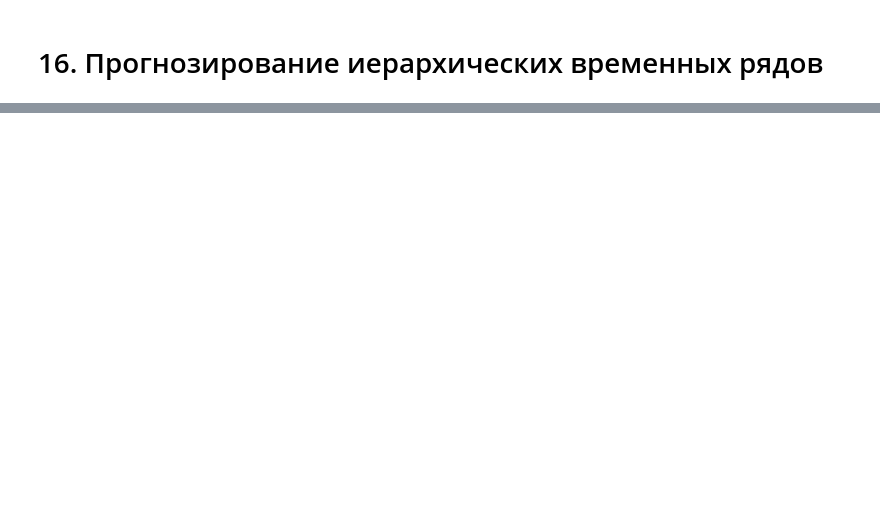
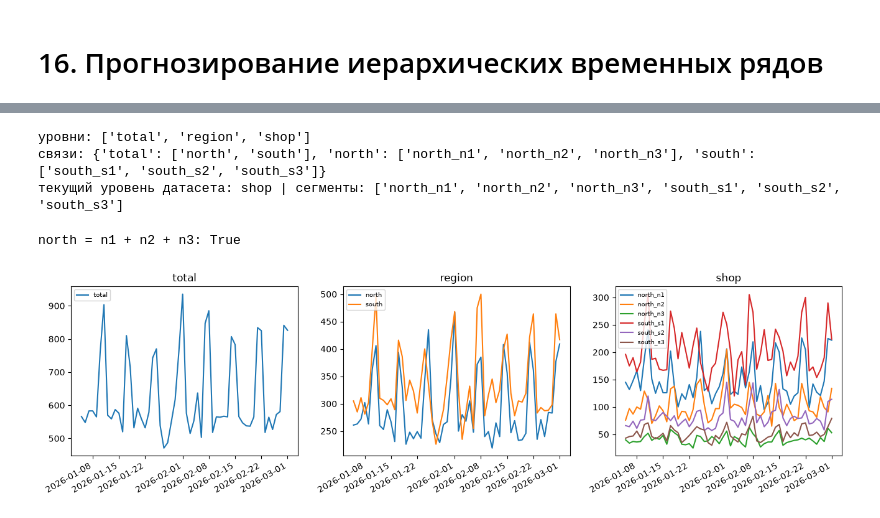
Before and after one commit to skv-analyst/study-data-analytics, a Jupyter notebook: 05-etna/notebooks/16-hierarchical.ipynb, the cells around one changed output, grey strips where cells are left out. Cells and saved outputs as stored; diff of their text form; code cells hidden in the pictures; blank space fills up the shorter version.

```diff
--- a/05-etna/notebooks/16-hierarchical.ipynb
+++ b/05-etna/notebooks/16-hierarchical.ipynb
@@ -42,0 +42,49 @@ def save_fig(fig, name: str) -> None:
+# %%
+# Сеть из 6 магазинов в 2 регионах, 26 недель дневных заказов: total → region → shop.
+# У каждого магазина свой уровень, недельный узор общий (выходные выше будней), шум ±15%
+PERIODS = 26 * 7
+SHOPS = {"north": {"n1": 150, "n2": 100, "n3": 40}, "south": {"s1": 200, "s2": 80, "s3": 50}}
+rng = np.random.RandomState(RANDOM_SEED)
+timestamps = pd.date_range("2026-01-05", periods=PERIODS, freq="D")  # начинаем с понедельника
+weekly = np.where(timestamps.dayofweek >= 5, 1.3, 0.9)
+
+
+def make_hierarchy(levels: dict) -> TSDataset:
+    """Иерархический TSDataset из словаря {магазин: уровень по дням}."""
+    frames = []
+    for region, shops in SHOPS.items():
+        for shop in shops:
+            values = levels[shop] * weekly * (1 + rng.normal(0, 0.15, PERIODS))
+            frames.append(pd.DataFrame({"timestamp": timestamps, "region": region, "shop": shop, "target": np.maximum(values, 0).round()}))
+    df_wide, structure = TSDataset.to_hierarchical_dataset(df=pd.concat(frames), level_columns=["region", "shop"])
+    return TSDataset(df_wide, freq="D", hierarchical_structure=structure)
+
+
+stable_levels = {shop: np.full(PERIODS, float(level)) for shops in SHOPS.values() for shop, level in shops.items()}
+ts_stable = make_hierarchy(stable_levels)
+structure = ts_stable.hierarchical_structure
+print("уровни:", structure.level_names)
+print("связи:", structure.level_structure)
+print("текущий уровень датасета:", ts_stable.current_df_level, "| сегменты:", ts_stable.segments)
+# %% [output]
+уровни: ['total', 'region', 'shop']
+связи: {'total': ['north', 'south'], 'north': ['north_n1', 'north_n2', 'north_n3'], 'south': ['south_s1', 'south_s2', 'south_s3']}
+текущий уровень датасета: shop | сегменты: ['north_n1', 'north_n2', 'north_n3', 'south_s1', 'south_s2', 'south_s3']
+# %%
+# get_level_dataset суммирует ряды до нужного уровня
+fig, axes = plt.subplots(1, 3, figsize=(16, 4), sharex=True)
+for ax, level in zip(axes, ["total", "region", "shop"]):
+    level_ts = ts_stable.get_level_dataset(target_level=level)
+    for segment in level_ts.segments:
+        ax.plot(timestamps[:56], level_ts[:, segment, "target"].values[:56], label=segment)
+    ax.set_title(level)
+    ax.legend(loc="upper left", fontsize=7)
+fig.autofmt_xdate()
+save_fig(fig, "levels")
+
+# Проверка: регион north — это сумма своих трёх магазинов
+north_sum = ts_stable[:, ["north_n1", "north_n2", "north_n3"], "target"].sum(axis=1)
+print("north = n1 + n2 + n3:", np.allclose(ts_stable.get_level_dataset("region")[:, "north", "target"], north_sum))
+# %% [output]
+north = n1 + n2 + n3: True
+[figure, added]
```
Also changed, not shown: parts of 21 cells of this notebook, 12 other files.
